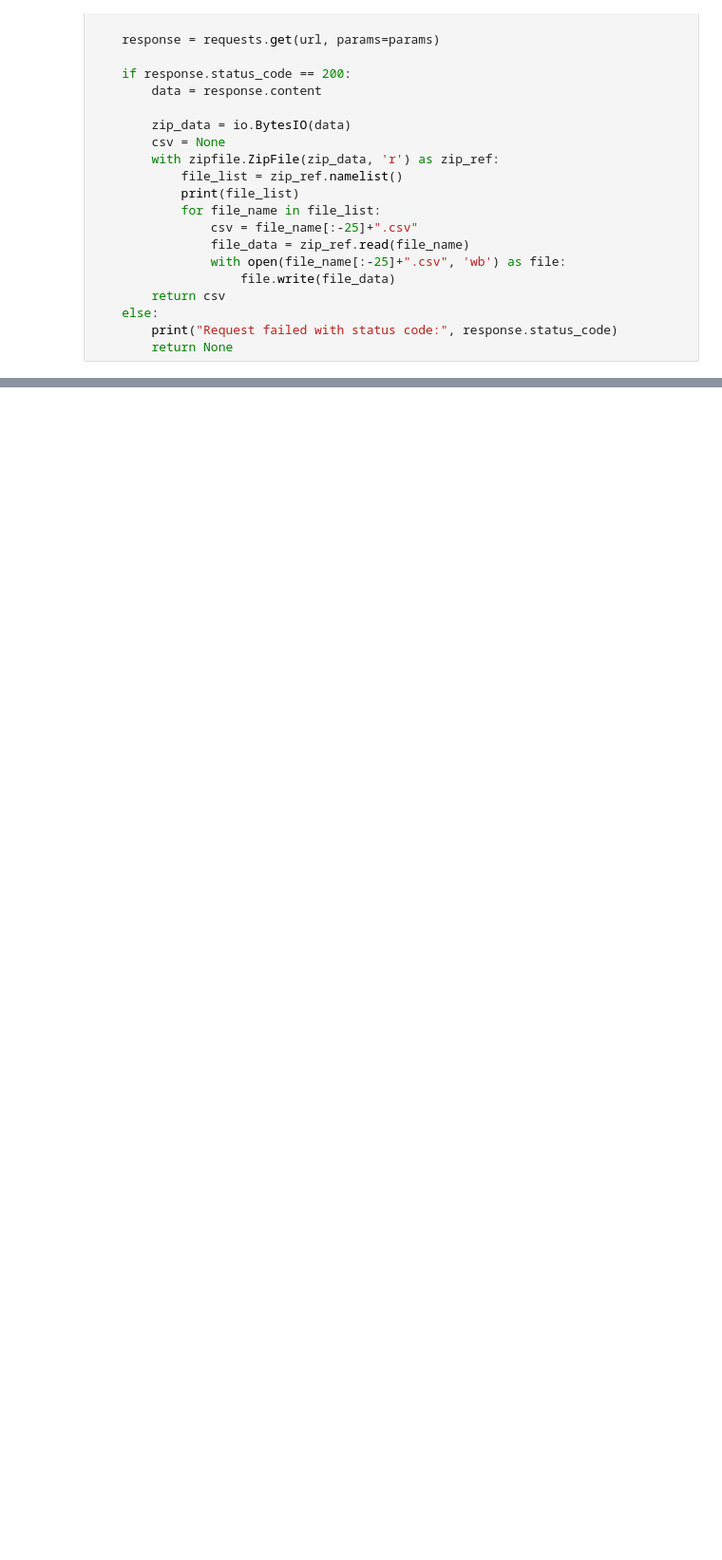
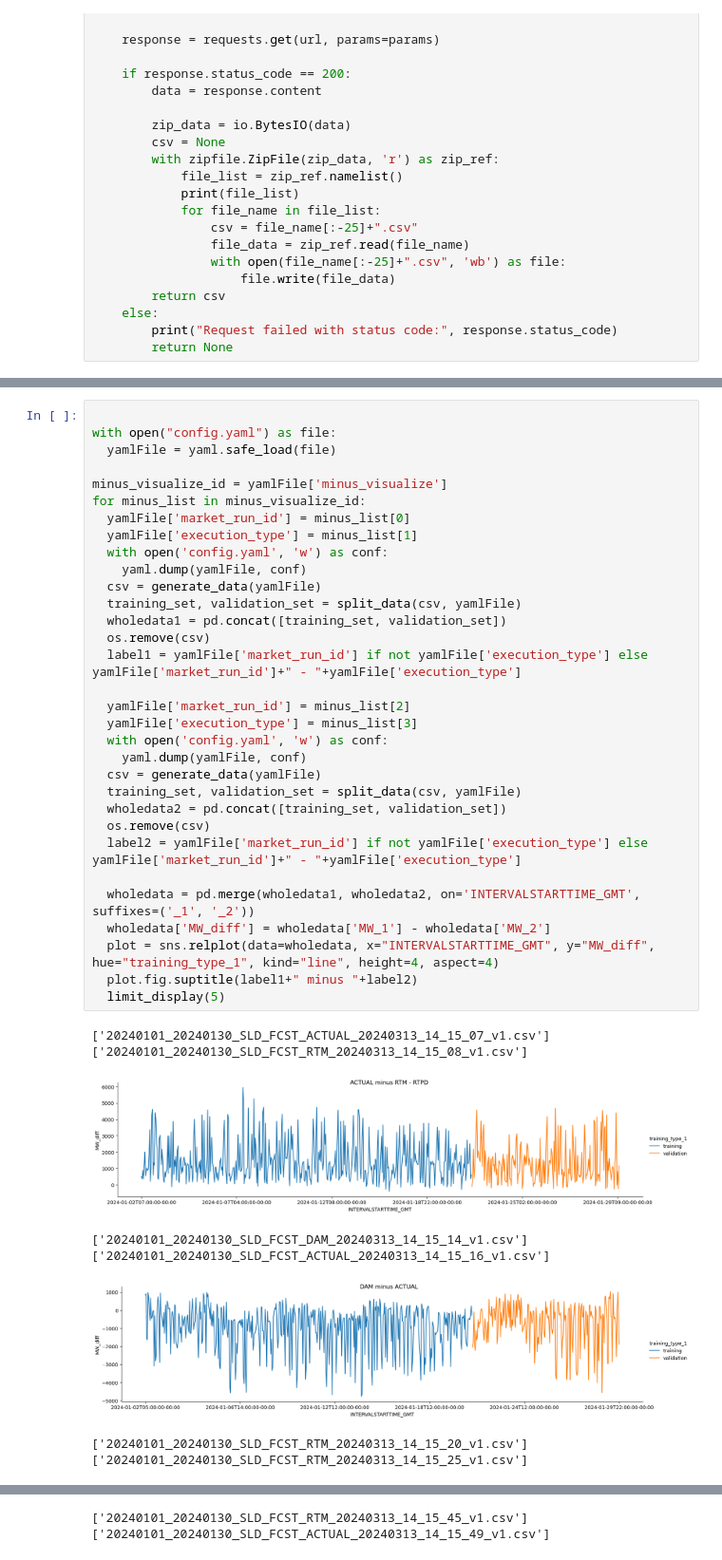
Before and after one commit to janghl/Siemens-Privacy-in-Reinforcement-Learning, a Jupyter notebook: download.ipynb, the cells around one changed output, grey strips where cells are left out. Shown at 95% size. Saved outputs shown, nothing was run; the diff lists cells and outputs as text; blank space fills up the shorter version.

```diff
--- a/download.ipynb
+++ b/download.ipynb
@@ -122,0 +133,41 @@ visualization(['DAM'], yamlFile)
+# %%
+
+with open("config.yaml") as file:
+  yamlFile = yaml.safe_load(file)
+
+minus_visualize_id = yamlFile['minus_visualize']
+for minus_list in minus_visualize_id:
+  yamlFile['market_run_id'] = minus_list[0]
+  yamlFile['execution_type'] = minus_list[1]
+  with open('config.yaml', 'w') as conf:
+    yaml.dump(yamlFile, conf)
+  csv = generate_data(yamlFile)
+  training_set, validation_set = split_data(csv, yamlFile)
+  wholedata1 = pd.concat([training_set, validation_set])
+  os.remove(csv)
+  label1 = yamlFile['market_run_id'] if not yamlFile['execution_type'] else yamlFile['market_run_id']+" - "+yamlFile['execution_type']
+
+  yamlFile['market_run_id'] = minus_list[2]
+  yamlFile['execution_type'] = minus_list[3]
+  with open('config.yaml', 'w') as conf:
+    yaml.dump(yamlFile, conf)
+  csv = generate_data(yamlFile)
+  training_set, validation_set = split_data(csv, yamlFile)
+  wholedata2 = pd.concat([training_set, validation_set])
+  os.remove(csv)
+  label2 = yamlFile['market_run_id'] if not yamlFile['execution_type'] else yamlFile['market_run_id']+" - "+yamlFile['execution_type']
+
+  wholedata = pd.merge(wholedata1, wholedata2, on='INTERVALSTARTTIME_GMT', suffixes=('_1', '_2'))
+  wholedata['MW_diff'] = wholedata['MW_1'] - wholedata['MW_2']
+  plot = sns.relplot(data=wholedata, x="INTERVALSTARTTIME_GMT", y="MW_diff", hue="training_type_1", kind="line", height=4, aspect=4)
+  plot.fig.suptitle(label1+" minus "+label2)
+  limit_display(5)
+# %% [output]
+['20240101_20240130_SLD_FCST_ACTUAL_20240313_14_15_07_v1.csv']
+['20240101_20240130_SLD_FCST_RTM_20240313_14_15_08_v1.csv']
+[figure, added]
+['20240101_20240130_SLD_FCST_DAM_20240313_14_15_14_v1.csv']
+['20240101_20240130_SLD_FCST_ACTUAL_20240313_14_15_16_v1.csv']
+[figure, added]
+['20240101_20240130_SLD_FCST_RTM_20240313_14_15_20_v1.csv']
+['20240101_20240130_SLD_FCST_RTM_20240313_14_15_25_v1.csv']
@@ -122,0 +175,2 @@ visualization(['DAM'], yamlFile)
+['20240101_20240130_SLD_FCST_RTM_20240313_14_15_45_v1.csv']
+['20240101_20240130_SLD_FCST_ACTUAL_20240313_14_15_49_v1.csv']
```
Also changed, not shown: parts of 6 cells of this notebook, 1 other file.
